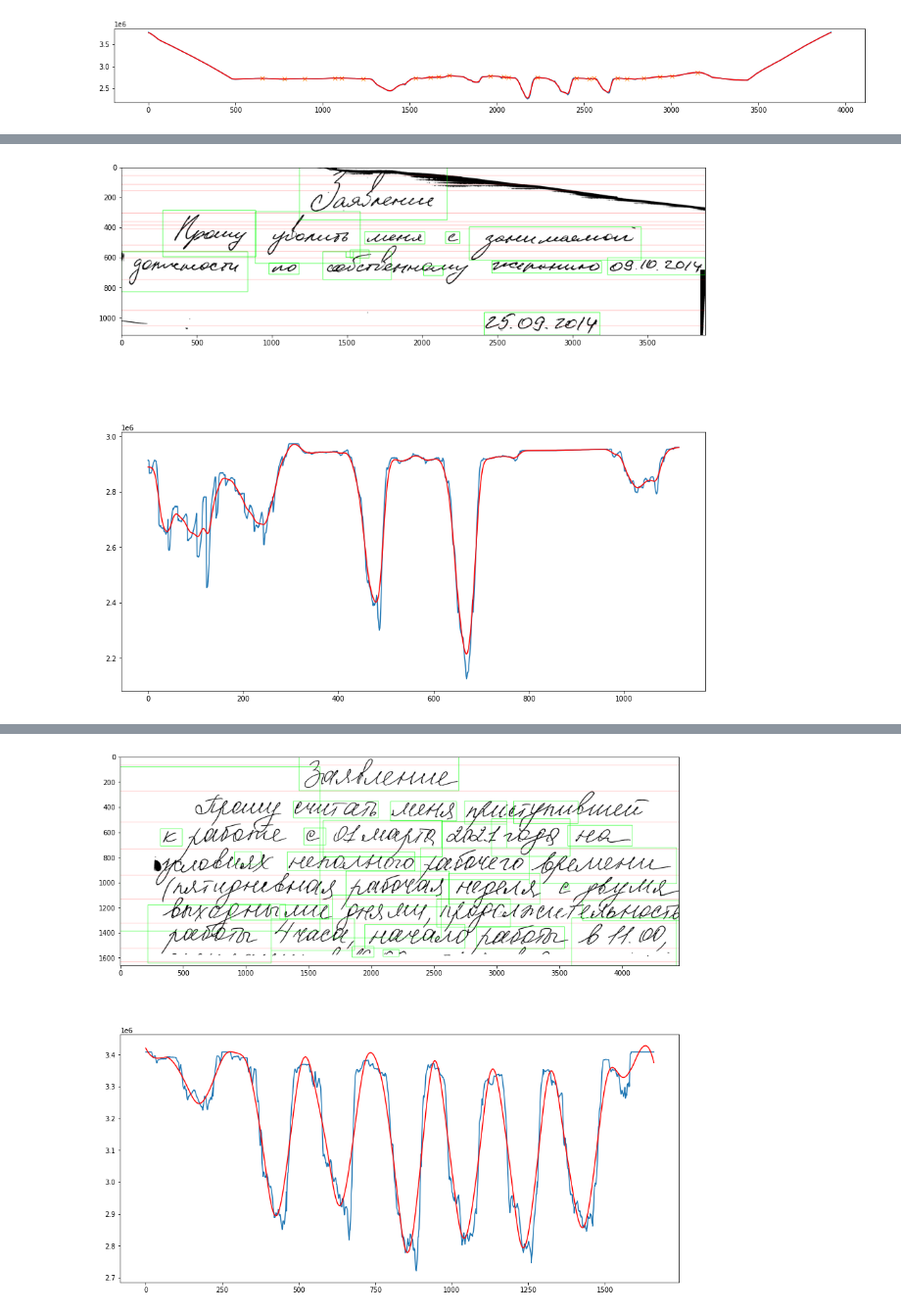
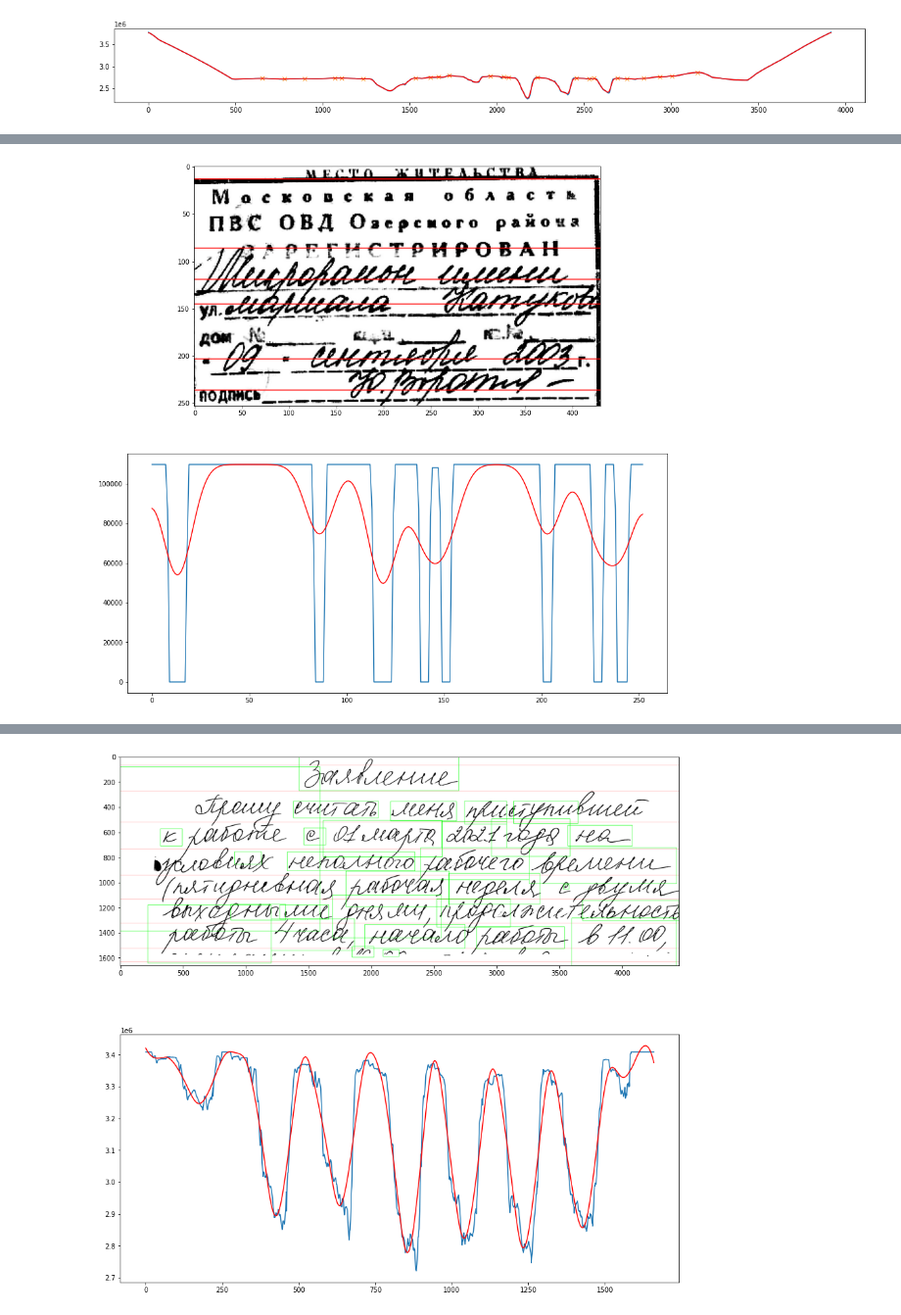
Before and after one commit to NastyBoget/hrtr, a Jupyter notebook: notebooks/new_line_segmentation.ipynb, the cells around one changed output, grey strips where cells are left out. Shown at 98% size. Drawn from its saved outputs; the diff is of its cells as text; code cells hidden in the pictures.

```diff
--- a/notebooks/new_line_segmentation.ipynb
+++ b/notebooks/new_line_segmentation.ipynb
@@ -209,4 +190,4 @@ visualise_separators("/home/bekzat/Beka/project_docreader/lising_rotate/IMG_2022
-# %%
-visualise_separators("/home/bekzat/Beka/project_docreader/lising_rotate/IMG_20220425_142405.jpg", method=None)
-# %% [output]
-[figure, removed]
+# %%
+%%time
+test('/home/bekzat/Beka/HTR_Nastya/htr/HTR/lising_documents/post-1028-0-19234900-1385031989.jpg')
+# %% [output]
@@ -212,0 +196 @@ visualise_separators("/home/bekzat/Beka/project_docreader/lising_rotate/IMG_2022
+[figure, added]
```
Also changed, not shown: parts of 27 cells of this notebook.
